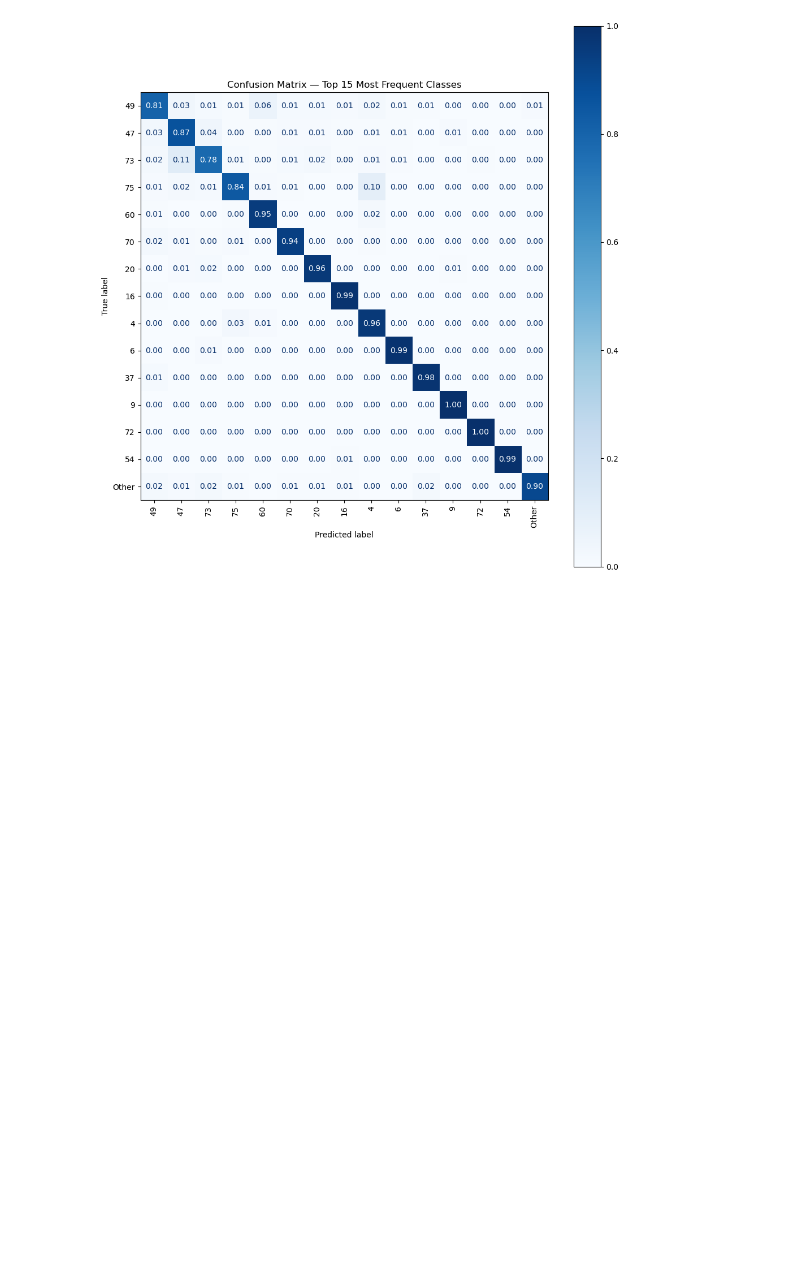
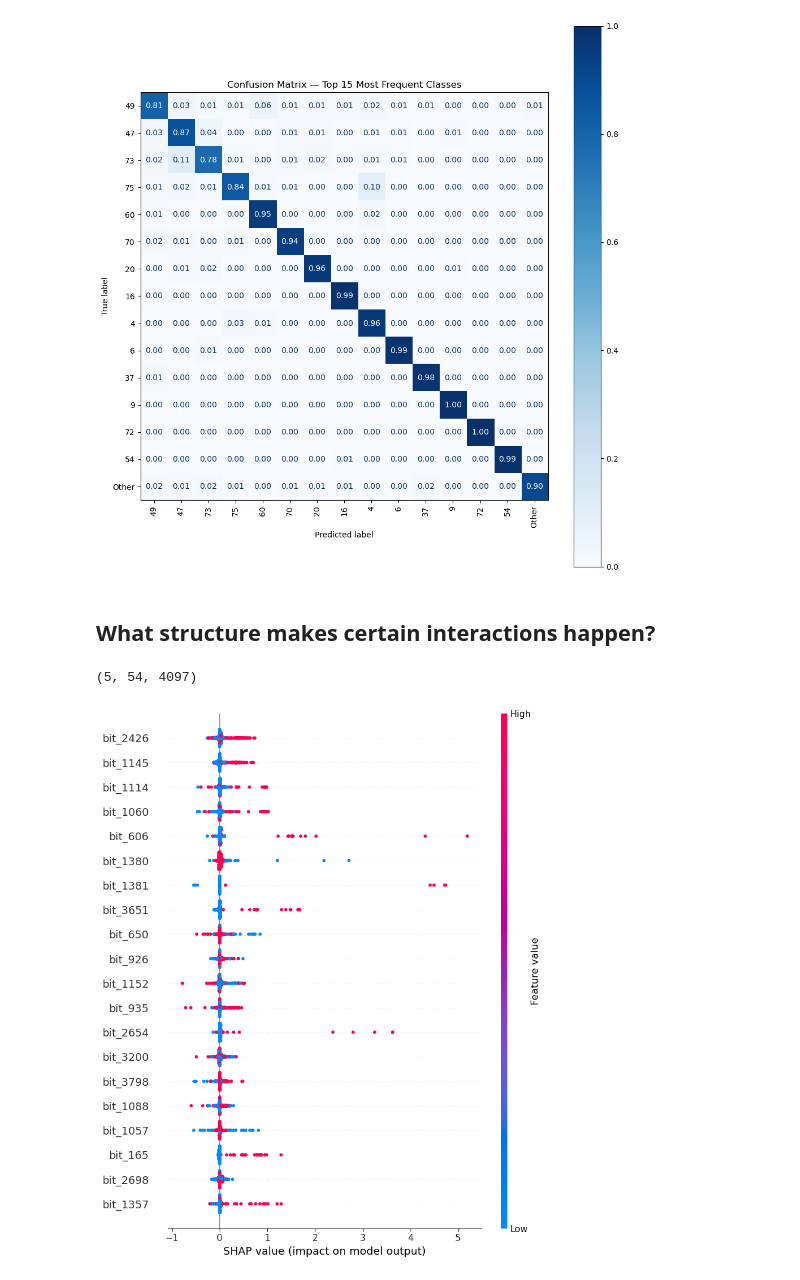
Before and after one commit to daniel-broadhead/ddi-predictor, a Jupyter notebook: notebooks/01_data_exploration.ipynb, the cells around one changed output. Drawn from its saved outputs; the diff is of its cells as text; code cells hidden in the pictures; blank space fills up the shorter version.

Commit message:
explainer function and some testing with it

```diff
--- a/notebooks/01_data_exploration.ipynb
+++ b/notebooks/01_data_exploration.ipynb
@@ -478,3 +478,38 @@ plt.savefig('../models/confusion_matrix_top15.png', dpi=150)
 plt.show()
 # %% [output]
 [figure]
+# %% [markdown]
+## What structure makes certain interactions happen?
+# %%
+import xgboost as xgb
+
+# Smoke test first — confirm this is fast before committing to the full 500 rows
+dtest_small = xgb.DMatrix(X_test[:5])
+contribs_small = model.get_booster().predict(dtest_small, pred_contribs=True)
+print(contribs_small.shape)  # (5, 54, 4097) — last column is the base value
+# %% [output]
+(5, 54, 4097)
+# %%
+sample_size = 500
+dtest = xgb.DMatrix(X_test[:sample_size])
+contribs = model.get_booster().predict(dtest, pred_contribs=True)  # (500, 54, 4097)
+y_pred_sample = model.predict(X_test[:sample_size])
+# %%
+#This summary plot is restricted to each sample's predicted class, and does not consider ALL the interaction types.
+#This is vital for speed, and to understand why the model assigned a specific interaction to a sample.
+
+import numpy as np
+import matplotlib.pyplot as plt
+import shap  # still used for its plotting utilities, just not its explainer
+
+idx = np.arange(sample_size)
+sample_contribs = contribs[idx, y_pred_sample, :-1]  # drop base-value column
+
+shap.summary_plot(
+    sample_contribs, X_test[:sample_size],
+    feature_names=[f'bit_{i}' for i in range(X_test.shape[1])],
+    show=False
+)
+plt.savefig('../models/shap_summary.png', dpi=150, bbox_inches='tight')
+# %% [output]
+[figure, added]
```
Also changed, not shown: parts of 2 cells of this notebook, 3 other files.
